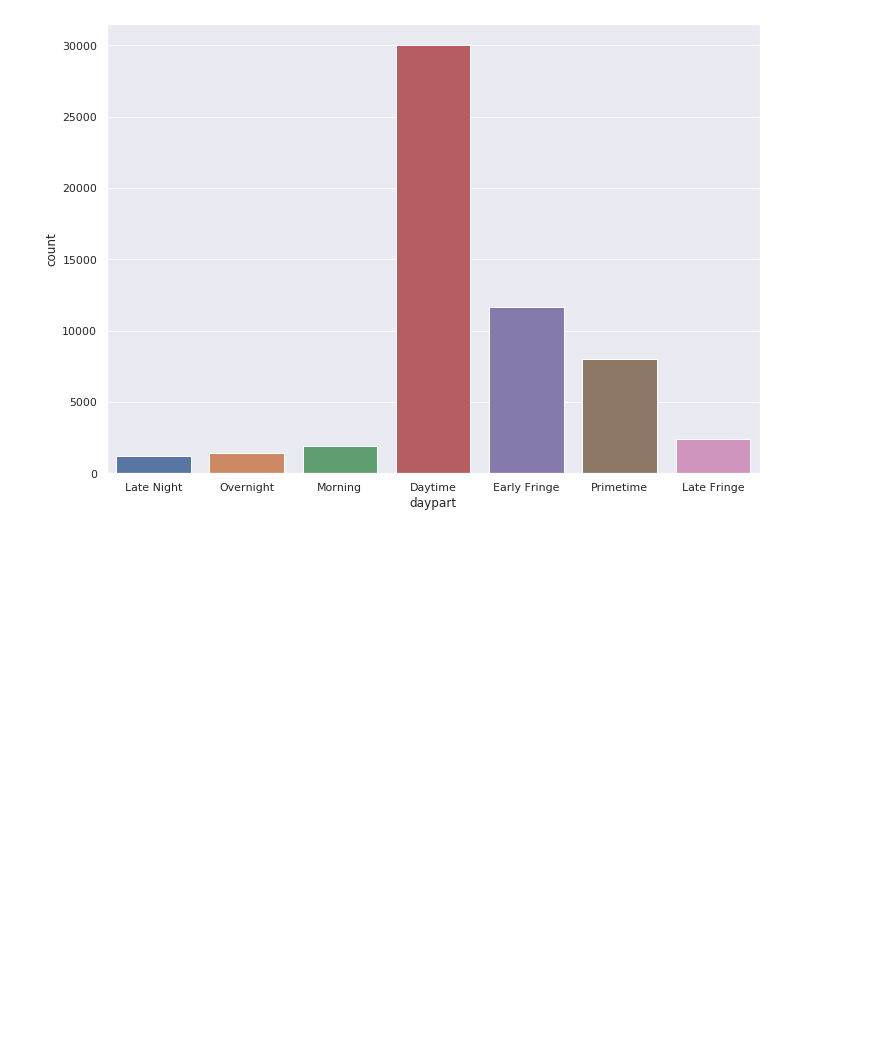
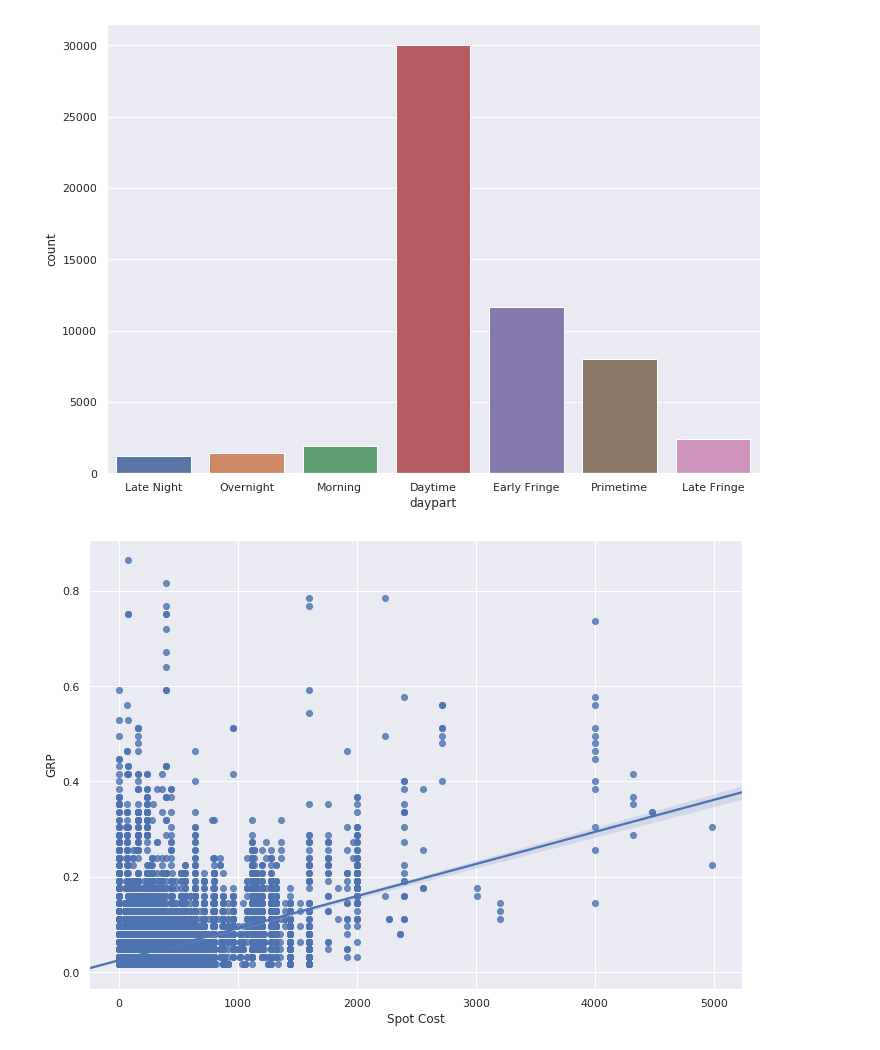
Before and after one commit to neonflux56/Direct_Avenue_GRP_Project, a Jupyter notebook: Code/alex_test.ipynb, the cells around one changed output. Saved outputs shown, nothing was run; the diff lists cells and outputs as text; code cells hidden in the pictures; blank space fills up the shorter version.

Commit message:
alex - add regplot

```diff
--- a/Code/alex_test.ipynb
+++ b/Code/alex_test.ipynb
@@ -112,3 +114,7 @@ ax = sns.countplot(x=training['Date Aired'].dt.day_name(), data=training)
 ax = sns.countplot(x=training['daypart'], data=training)
 # %% [output]
 [figure]
+# %%
+ax = sns.regplot(x=training['Spot Cost'], y=training['GRP'], data=training)
+# %% [output]
+[figure, added]
```
Also changed, not shown: parts of 5 cells of this notebook.
